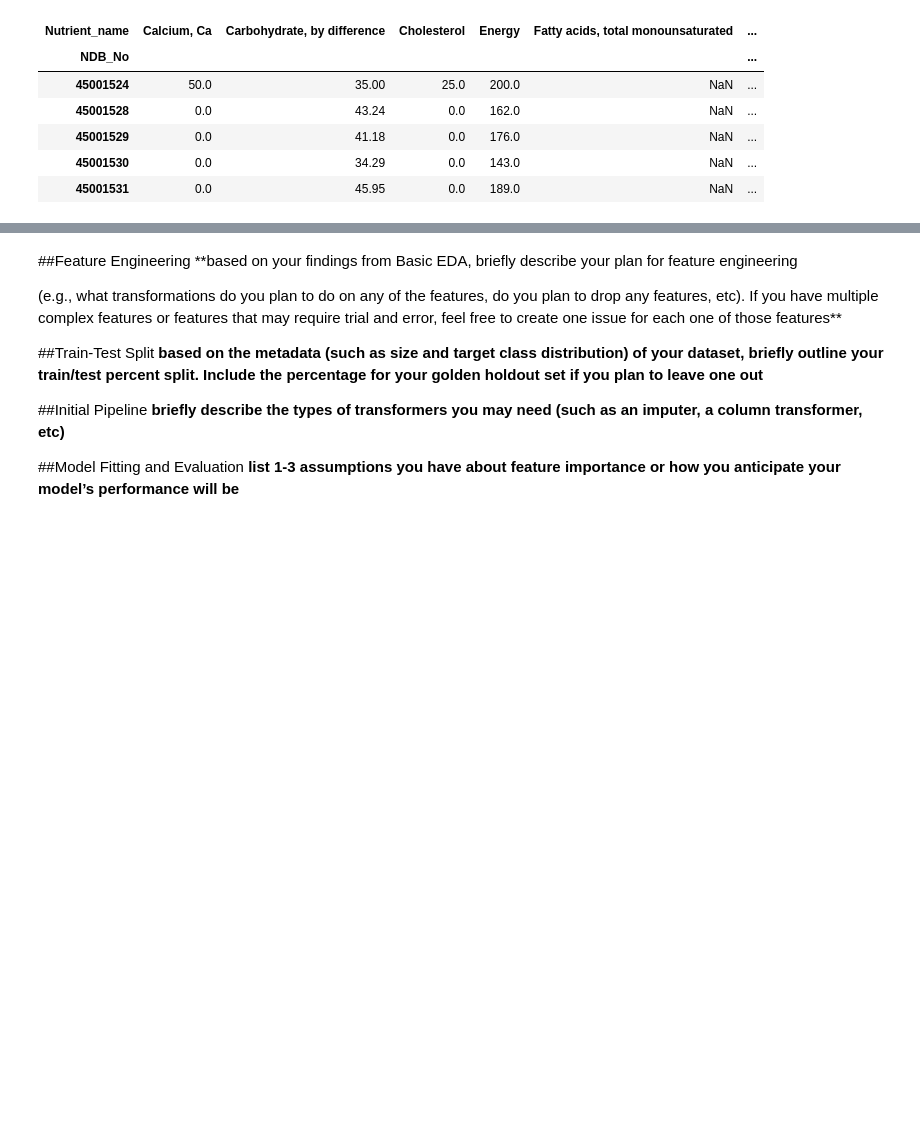
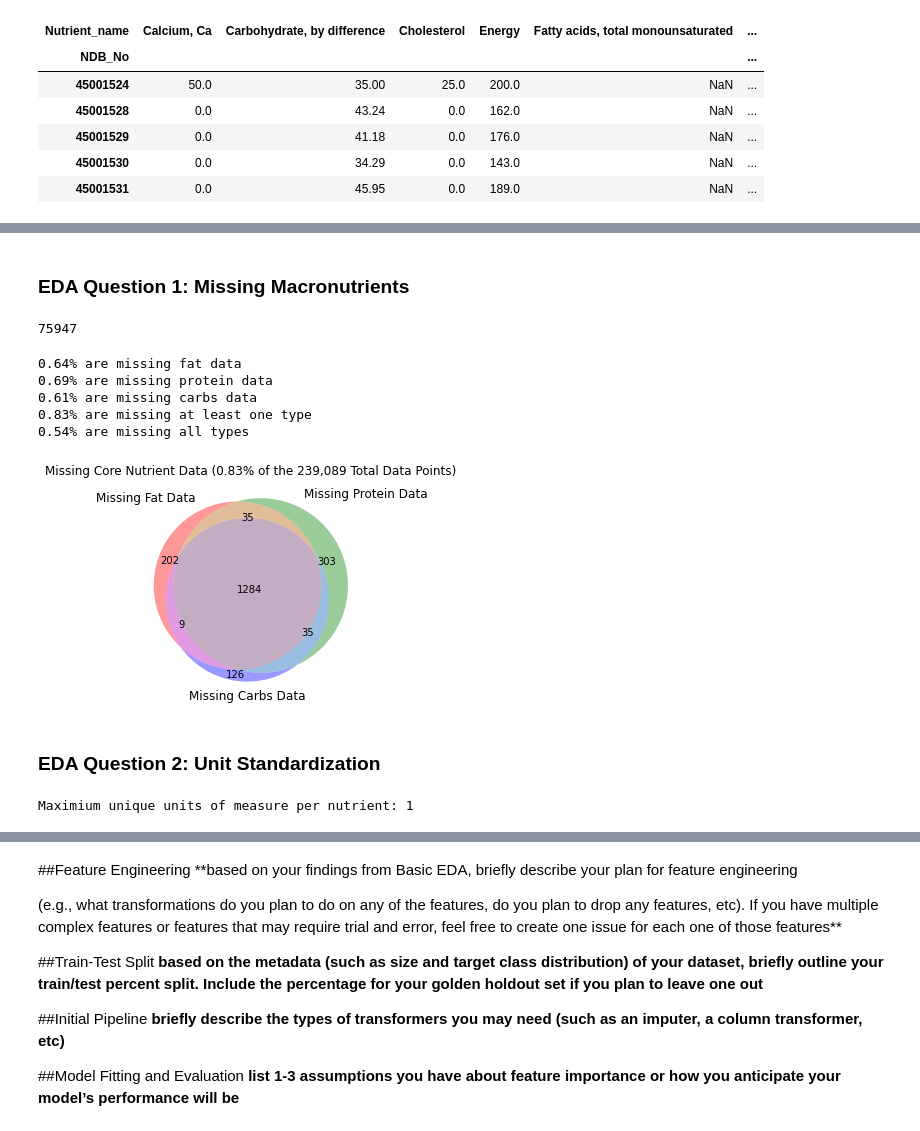
Before and after one commit to AlexanderNeuwirth/CS5265_Project1, a Jupyter notebook: CS5265_Project1.ipynb, the cells around one changed output, grey strips where cells are left out. Cells and saved outputs as stored; diff of their text form; code cells hidden in the pictures; blank space fills up the shorter version.

Commit message:
hw 3 - answered questions 1-3, 4 wip

```diff
--- a/CS5265_Project1.ipynb
+++ b/CS5265_Project1.ipynb
@@ -133,6 +133,6 @@ Vitamin D                              27668
 Name: Nutrient_name, dtype: int64
 # %%
 # Drop nutrients that don't occur that often. These seem to be manually entered, and many apply to only a handful of products
-nutrients_to_drop = occurence_counts[(occurence_counts < len(nutrients_pivot) * 0.1)].index
+nutrients_to_drop = occurence_counts[(occurence_counts < nutrients_df.NDB_No.nunique() * 0.1)].index
 nutrients_df = nutrients_df[~nutrients_df.Nutrient_name.isin(nutrients_to_drop)]
 # %%
@@ -170,0 +166,2 @@ print(f"{round(df['Carbohydrate, by difference'].isna().sum()*100/len(df), 2)}%
+# %%
+df = pd.merge(df, servings_df, left_on="NDB_Number", right_on="NDB_No", how="left")
@@ -170,0 +178,51 @@ print(f"{round(df['Carbohydrate, by difference'].isna().sum()*100/len(df), 2)}%
+# %% [markdown]
+### EDA Question 1: Missing Macronutrients
+# %%
+missing_fat = df["Total lipid (fat)"].isna()
+missing_protein = df["Protein"].isna()
+missing_carbs = df["Carbohydrate, by difference"].isna()
+# %%
+# Confirming that "0" data points exist - the NAs likely account for actual
+# missing data, not "fat free" data
+(df["Total lipid (fat)"] == 0).sum()
+# %% [output]
+75947
+# %%
+def format_percent(s):
+  return (f"{round((s.sum()*100)/len(df), 2)}%")
+
+print(f'{format_percent(missing_fat)} are missing fat data')
+print(f'{format_percent(missing_protein)} are missing protein data')
+print(f'{format_percent(missing_carbs)} are missing carbs data')
+
+print(f'{format_percent((missing_fat | missing_protein | missing_carbs))} are missing at least one type')
+print(f'{format_percent((missing_fat & missing_protein & missing_carbs))} are missing all types')
+# %% [output]
+0.64% are missing fat data
+0.69% are missing protein data
+0.61% are missing carbs data
+0.83% are missing at least one type
+0.54% are missing all types
+# %%
+import matplotlib.pyplot as plt
+from matplotlib_venn import venn3
+
+set1 = set(df[missing_fat].index)
+set2 = set(df[missing_protein].index)
+set3 = set(df[missing_carbs].index)
+
+venn3([set1, set2, set3], ('Missing Fat Data', 'Missing Protein Data', 'Missing Carbs Data'))
+plt.title("Missing Core Nutrient Data (0.83% of the 239,089 Total Data Points)")
+plt.show()
+# %% [output]
+[figure, added]
+# %% [markdown]
+### EDA Question 2: Unit Standardization
+# %%
+# We actually already needed to investigate this when joining the nutrient data,
+# to make sure it was appropriate to roll up the values into columns without
+# normalizing into units of measure.
+print(f"Maximium unique units of measure per nutrient: " +
+      f"{nutrients_df.groupby('Nutrient_name').Output_uom.nunique().max()}")
+# %% [output]
+Maximium unique units of measure per nutrient: 1
```
Also changed, not shown: parts of 22 cells of this notebook.
